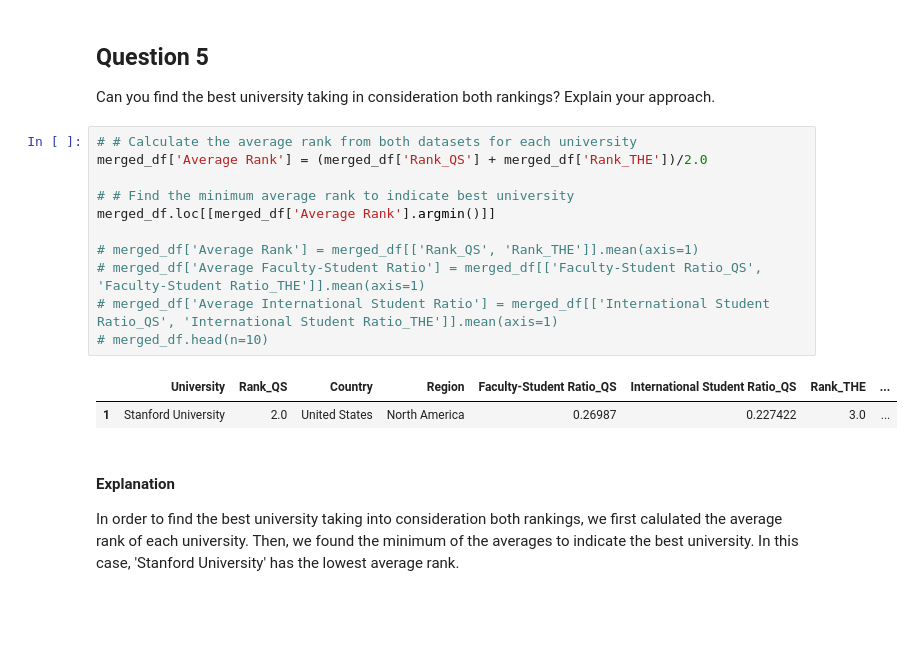
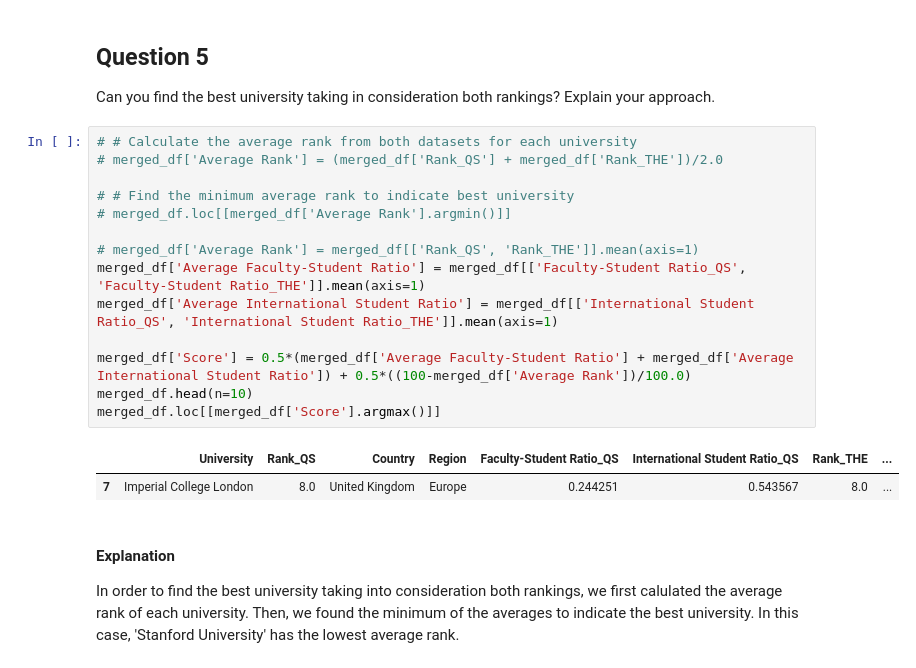
Before and after one commit to GauravPasari/ADA_Group_Tota_Pasari_Prelot, a Jupyter notebook: Homework2.ipynb, the cells around one changed output. Drawn from its saved outputs; the diff is of its cells as text; blank space fills up the shorter version.

```diff
--- a/Homework2.ipynb
+++ b/Homework2.ipynb
@@ -812,18 +812,21 @@ Together this data indicates that the rank and the faculty-student ratio are mod
 Can you find the best university taking in consideration both rankings? Explain your approach.
 # %%
 # # Calculate the average rank from both datasets for each university
-merged_df['Average Rank'] = (merged_df['Rank_QS'] + merged_df['Rank_THE'])/2.0
+# merged_df['Average Rank'] = (merged_df['Rank_QS'] + merged_df['Rank_THE'])/2.0
 
 # # Find the minimum average rank to indicate best university
-merged_df.loc[[merged_df['Average Rank'].argmin()]]
+# merged_df.loc[[merged_df['Average Rank'].argmin()]]
 
 # merged_df['Average Rank'] = merged_df[['Rank_QS', 'Rank_THE']].mean(axis=1)
-# merged_df['Average Faculty-Student Ratio'] = merged_df[['Faculty-Student Ratio_QS', 'Faculty-Student Ratio_THE']].mean(axis=1)
-# merged_df['Average International Student Ratio'] = merged_df[['International Student Ratio_QS', 'International Student Ratio_THE']].mean(axis=1)
-# merged_df.head(n=10)
+merged_df['Average Faculty-Student Ratio'] = merged_df[['Faculty-Student Ratio_QS', 'Faculty-Student Ratio_THE']].mean(axis=1)
+merged_df['Average International Student Ratio'] = merged_df[['International Student Ratio_QS', 'International Student Ratio_THE']].mean(axis=1)
+
+merged_df['Score'] = 0.5*(merged_df['Average Faculty-Student Ratio'] + merged_df['Average International Student Ratio']) + 0.5*((100-merged_df['Average Rank'])/100.0)
+merged_df.head(n=10)
+merged_df.loc[[merged_df['Score'].argmax()]]
 # %% [output]
 |  | University | Rank_QS | Country | Region | Faculty-Student Ratio_QS | International Student Ratio_QS | Rank_THE | ... |
-| 1 | Stanford University | 2.0 | United States | North America | 0.26987 | 0.227422 | 3.0 | ... |
+| 7 | Imperial College London | 8.0 | United Kingdom | Europe | 0.244251 | 0.543567 | 8.0 | ... |
 # %% [markdown]
 #### Explanation
 In order to find the best university taking into consideration both rankings, we first calulated the average rank of each university. Then, we found the minimum of the averages to indicate the best university. In this case, 'Stanford University' has the lowest average rank.
```
